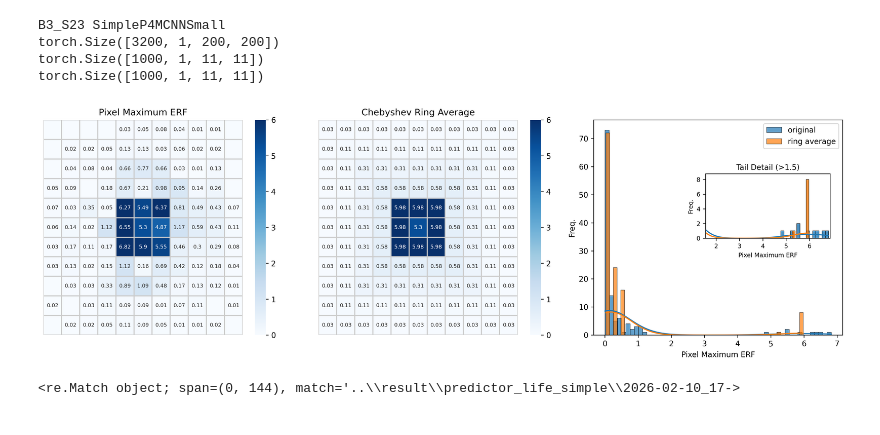
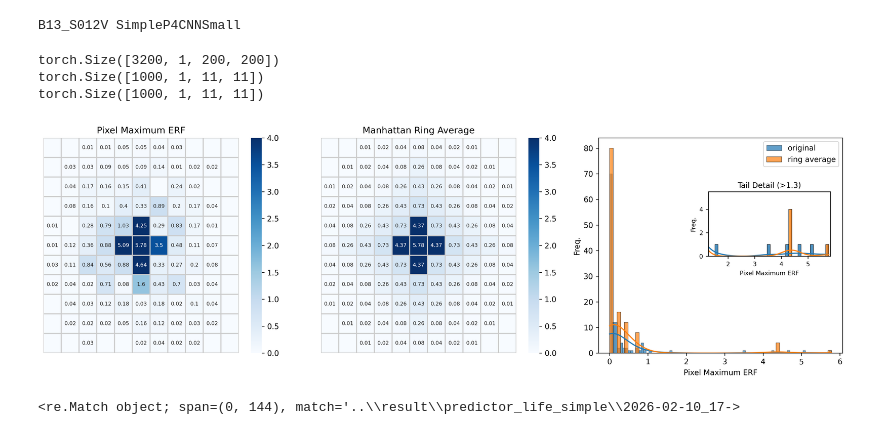
Before and after one commit to hrjtju/BIMSA, a Jupyter notebook: predictor_life_simple/check_erf.ipynb, the cells around one changed output. Drawn from its saved outputs; the diff is of its cells as text; code cells hidden in the pictures.

```diff
--- a/predictor_life_simple/check_erf.ipynb
+++ b/predictor_life_simple/check_erf.ipynb
@@ -36,7 +36,7 @@ def ring_average(matrix, dist="chebyshev"):
 
     return result
 # %%
-s = "../result/predictor_life_simple/2026-03-10_22-38-33_small_3_layer_seq_p4mcnn__200-200-B3_S23/best_simple_life_SimpleP4MCNNSmall_0.5.0-p4.pth"
+s = r"D:\Internship\bimsa\result\predictor_life_simple\2026-03-16_23-02-24_small_3_layer_seq_p4cnn__200-200-B13_S012V\best_simple_life_SimpleP4CNNSmall_0.5.0-p4.pth"
 # %%
 from math import ceil
 import os
@@ -52,8 +52,8 @@ import model_conv
 
 # s = r"D:\Internship\bimsa\result\predictor_life_simple\2026-03-11_13-48-11_small_3_layer_seq_cnn__200-200-B345_S5\best_simple_life_SimpleCNNSmall_0.1.0.pth"
 
-# p = re.compile(r".*?\\(?P<date>\d{4}(-\d\d){2})_(\d\d-){2}\d\d_.*?__(?P<n1>\d+)-(?P<n2>\d+)-(?P<rule>B\d*_S\d*V?)\\best_simple_life_(?P<model>.*?)_\d.*?\.pth")
-p = re.compile(r".*?/(?P<date>\d{4}(-\d\d){2})_(\d\d-){2}\d\d_.*?__(?P<n1>\d+)-(?P<n2>\d+)-(?P<rule>B\d*_S\d*V?)/[a-z]+_simple_life_(?P<model>.*?)_\d.*?\.pth")
+p = re.compile(r".*?\\(?P<date>\d{4}(-\d\d){2})_(\d\d-){2}\d\d_.*?__(?P<n1>\d+)-(?P<n2>\d+)-(?P<rule>B\d*_S\d*V?)\\[a-z]+_simple_life_(?P<model>.*?)_\d.*?\.pth")
+# p = re.compile(r".*?/(?P<date>\d{4}(-\d\d){2})_(\d\d-){2}\d\d_.*?__(?P<n1>\d+)-(?P<n2>\d+)-(?P<rule>B\d*_S\d*V?)/[a-z]+_simple_life_(?P<model>.*?)_\d.*?\.pth")
 
 match_dict = p.match(s).groupdict()
 rule_str, model_cls = match_dict["rule"], match_dict["model"]
@@ -139,38 +139,38 @@ sns.histplot(ring_avg.flatten(), kde=True, ax=ax_inset,
 
 # 设置放大范围：根据你的数据调整这两个阈值
 th = res_max.max()*0.2 + res_max.mean() * 0.3
 ax_inset.set_xlim(th, res_max.max()*1.01)  # 只看大于threshold的部分
 ax_inset.set_ylim(0,
                   max(5,
                       Counter(np.concatenate((res_max[res_max > th].flatten(),
                                               ring_avg[ring_avg > th].flatten()))
                               ).most_common(1)[0][1]) * 1.1)  # 根据实际低频区域调整y轴上限
 
 # 子图美化
 ax_inset.set_title(f'Tail Detail (>{th:.2g})', fontsize=10, pad=5)
 ax_inset.set_xlabel('Pixel Maximum ERF', fontsize=8)
 ax_inset.set_ylabel('Freq.', fontsize=8)
 ax_inset.tick_params(labelsize=8)
 # ax_inset.patch.set_facecolor("#d2e4ff")  # 淡红背景突出显示
 # ax_inset.spines['top'].set_color('darkred')
 # ax_inset.spines['right'].set_color('darkred')
 
 # 添加连接线（自动高亮主图中被放大的区域）
 # ax3.indicate_inset_zoom(ax_inset, linewidth=1, alpha=0.5)
 
 # 可选：在主图中添加半透明矩形标记被放大区域
 # ax3.axvspan(threshold, res_max.max(), alpha=0.1, zorder=0)
 
 plt.tight_layout()
 plt.show()
 
 fig.savefig(f"./{model.__class__.__name__}_{rule_str}.pdf", transparent=True, dpi=400, format="pdf")
 # %% [output]
-B3_S23 SimpleP4MCNNSmall
-torch.Size([3200, 1, 200, 200])
-torch.Size([1000, 1, 11, 11])
-torch.Size([1000, 1, 11, 11])
+B13_S012V SimpleP4CNNSmall
+torch.Size([3200, 1, 200, 200])
+torch.Size([1000, 1, 11, 11])
+torch.Size([1000, 1, 11, 11])
-[figure, old version]
+[figure, new version]
 # %%
 s = r"..\result\predictor_life_simple\2026-02-10_17-25-43_small_4_layer_seq_cnn__200-200-B3678_S34678\best_simple_life_SimpleCNNSmall_4Layer_0.1.0.pth"
 
```
Also changed, not shown: 11 other files.
